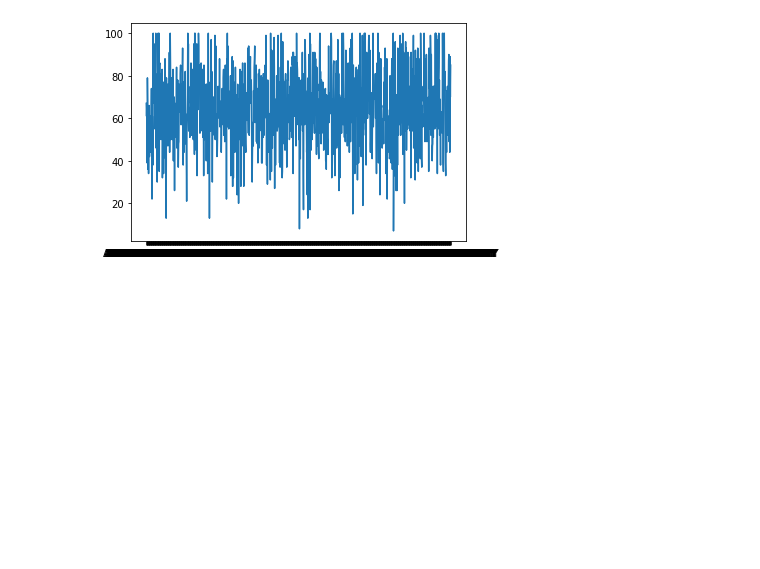
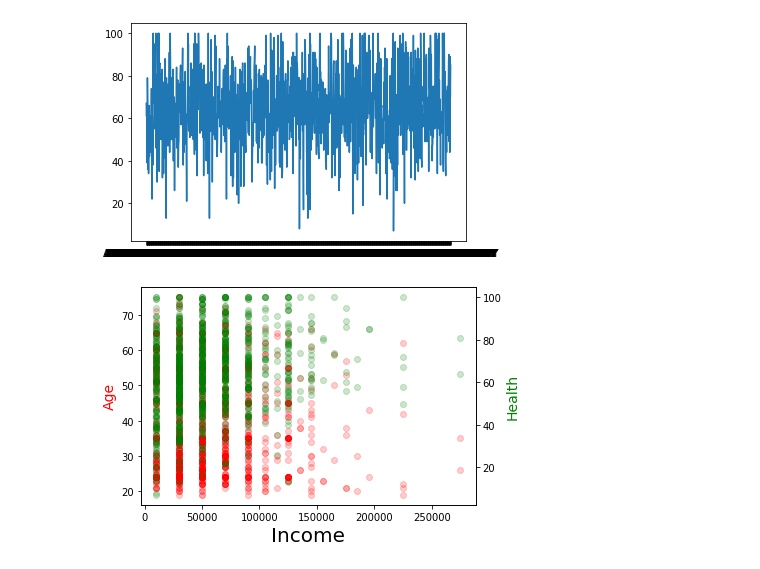
Before and after one commit to FidelAlberto/intern_data_task, a Jupyter notebook: Questions_&_Answers.ipynb, the cells around one changed output. Saved outputs shown, nothing was run; the diff lists cells and outputs as text; code cells hidden in the pictures; blank space fills up the shorter version.

```diff
--- a/Questions_&_Answers.ipynb
+++ b/Questions_&_Answers.ipynb
@@ -453,3 +443,26 @@ plt.plot(df_demographics['health'])
 plt.show()
 # %% [output]
 [figure]
+# %%
+# create figure and axis objects with subplots()
+fig,ax = plt.subplots()
+# make a plot
+
+
+ax.plot(df_demographics["income"], df_demographics["age"],"o", color="red", alpha=.2 )
+# set x-axis label
+ax.set_xlabel("Income",fontsize=20)
+# set y-axis label
+ax.set_ylabel("Age",color="red",fontsize=14)
+#Next we use twinx() function to create the second axis object “ax2”. Now we use the second axis object “ax2” to make plot of the second y-axis variable and update their labels.
+
+# twin object for two different y-axis on the sample plot
+ax2=ax.twinx()
+
+# make a plot with different y-axis using second axis object
+
+ax2.plot(df_demographics["income"], df_demographics["health"],"o", color="green", alpha=.2)
+ax2.set_ylabel("Health",color="green",fontsize=14)
+plt.show()
+# %% [output]
+[figure, added]
```
Also changed, not shown: parts of 5 cells of this notebook.
